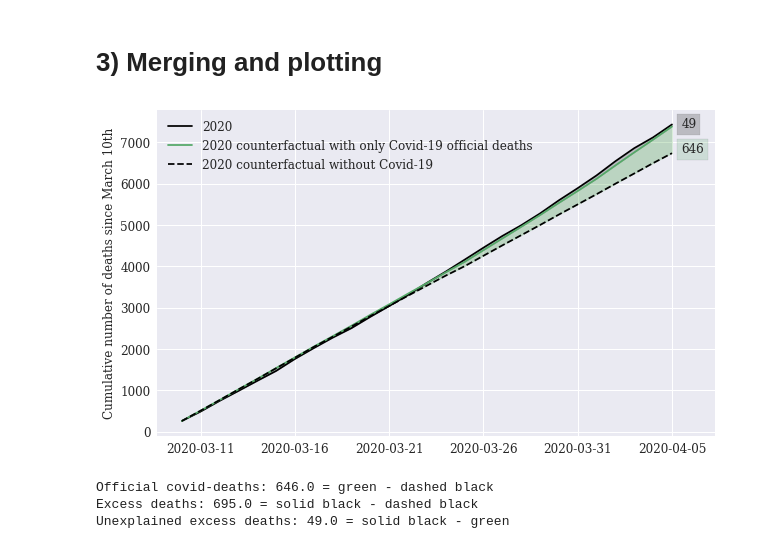
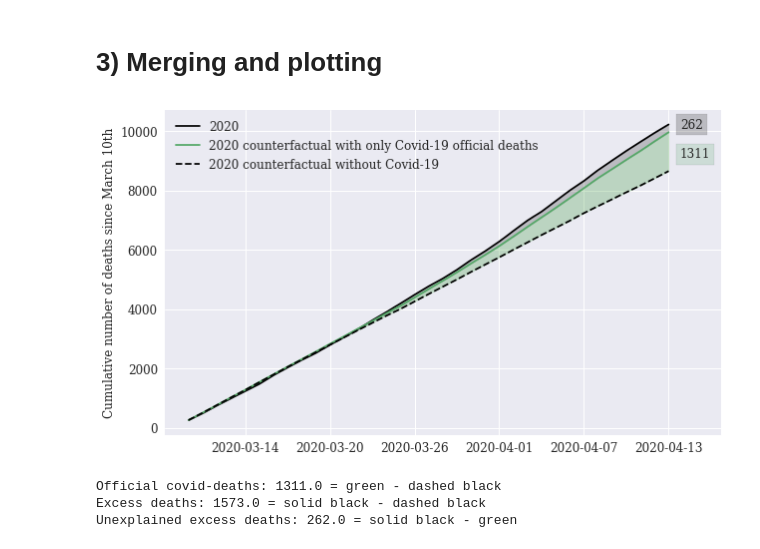
Before and after one commit to sebastianhohmann/covid19_total_death, a Jupyter notebook: sweden/SW_counterfactual.ipynb, the cells around one changed output. Saved outputs shown, nothing was run; the diff lists cells and outputs as text; code cells hidden in the pictures.

```diff
--- a/sweden/SW_counterfactual.ipynb
+++ b/sweden/SW_counterfactual.ipynb
@@ -33,7 +33,7 @@ def convert_months(month):
 
     return months[month]
 # %%
-df = pd.read_excel('./total_death/2020-04-03---preliminar-statistik-over-doda-inkl-eng.xlsx', sheet_name='Tabell 1', skiprows=6)
+df = pd.read_excel('./total_death/2020-04-17---preliminar-statistik-over-doda-inkl-eng.xlsx', sheet_name='Tabell 1', skiprows=6)
 # %%
 df = df[['DagMånad', 2015, 2016, 2017, 2018, 2019, 2020]].iloc[:-1,:].reset_index(drop=True).copy(deep=True)
 # %% [markdown]
@@ -59,5 +59,5 @@ plt.show()
 # %%
-df = df[(df.date >= '2020-03-10') & (df.date <= '2020-04-05')].reset_index(drop=True)
+df = df[(df.date >= '2020-03-10') & (df.date <= '2020-04-13')].reset_index(drop=True)
 df = df.drop(['day', 'month'], axis=1)
 df.columns = ['{}'.format(yr) for yr in range(2015, 2021)] + ['date']
 # %% [markdown]
@@ -125,43 +125,43 @@ ax.plot(df.index,
         df['counterfactual'],
         label='2020 counterfactual without Covid-19',
         color='black',
         linestyle = '--')
 
-ax.set_xticks(df.index[[1,6,11,16,21,26]])
+ax.set_xticks(df.index[[4,10,16,22,28,34]])
 ax.fill_between(df.index, df['cs_2020'], df['counterfactual_2020_covid'], color='black', alpha='0.2')
 ax.fill_between(df.index, df['counterfactual_2020_covid'], df['counterfactual'], color='green', alpha='0.2')
 
 ax.set_ylabel('Cumulative number of deaths since March 10th',size=12)
 ax.tick_params(axis='both', which='major', labelsize=12)
 
 ax.legend(loc='upper left',
           fontsize=12)
 
-plot_margin = 1
+plot_margin = 2
 
 x0, x1, y0, y1 = plt.axis()
 plt.axis((x0,
           x1 + plot_margin,
           y0,
           y1))
 
-plt.text(26.5, 6750, '{}'.format(int(round(df.iloc[-1, 2] - df.iloc[-1, 1]))),
+plt.text(34.8, 9100, '{}'.format(int(round(df.iloc[-1, 2] - df.iloc[-1, 1]))),
          bbox=dict(facecolor=palette[1], alpha=0.2), size=12)
 
 
-plt.text(26.5, 7350, '{}'.format(int(round(df.iloc[-1, 0] - df.iloc[-1, 2]))),
+plt.text(34.8, 10100, '{}'.format(int(round(df.iloc[-1, 0] - df.iloc[-1, 2]))),
          bbox=dict(facecolor='black', alpha=0.2), size=12)
 
 plt.show()
 
 f.savefig('_sweden.pdf', bbox_inches='tight', dpi=100)
 # %% [output]
-[figure, old version]
+[figure, new version]
 # %%
 print('Official covid-deaths: {} = green - dashed black'.format(round(df.iloc[-1, 2] - df.iloc[-1, 1])))
 print('Excess deaths: {} = solid black - dashed black'.format(round(df.iloc[-1, 0] - df.iloc[-1, 1])))
 print('Unexplained excess deaths: {} = solid black - green'.format(round(df.iloc[-1, 0] - df.iloc[-1, 2])))
 # %% [output]
-Official covid-deaths: 646.0 = green - dashed black
-Excess deaths: 695.0 = solid black - dashed black
-Unexplained excess deaths: 49.0 = solid black - green
+Official covid-deaths: 1311.0 = green - dashed black
+Excess deaths: 1573.0 = solid black - dashed black
+Unexplained excess deaths: 262.0 = solid black - green
```
Also changed, not shown: parts of 1 cell of this notebook, 3 other files.
